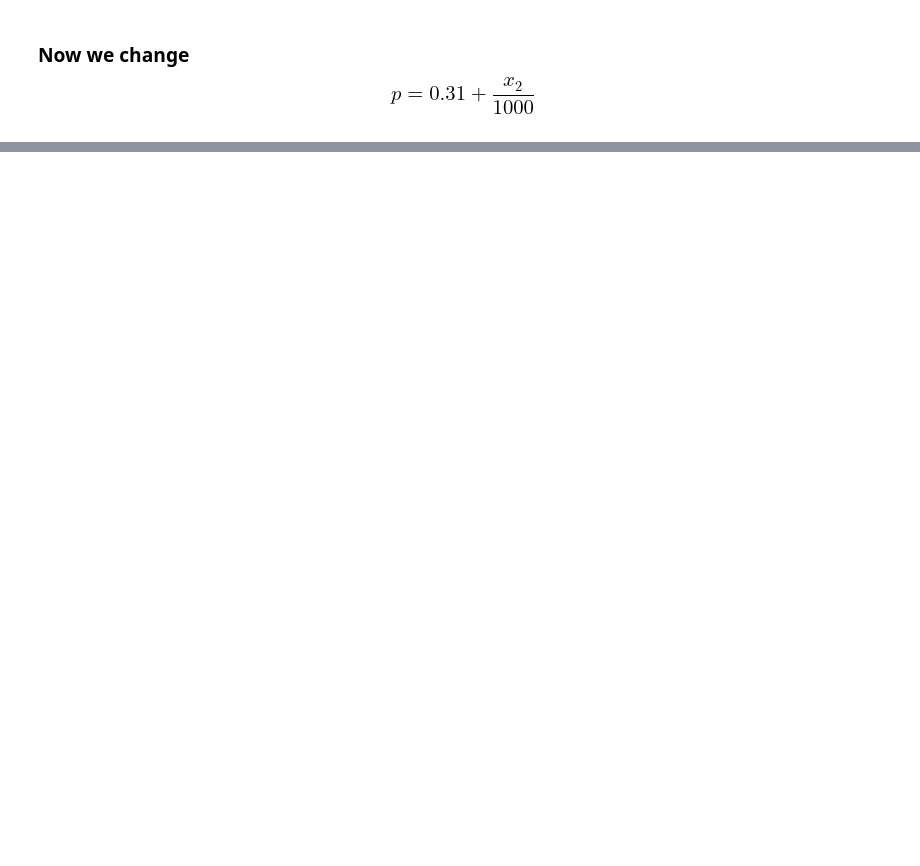
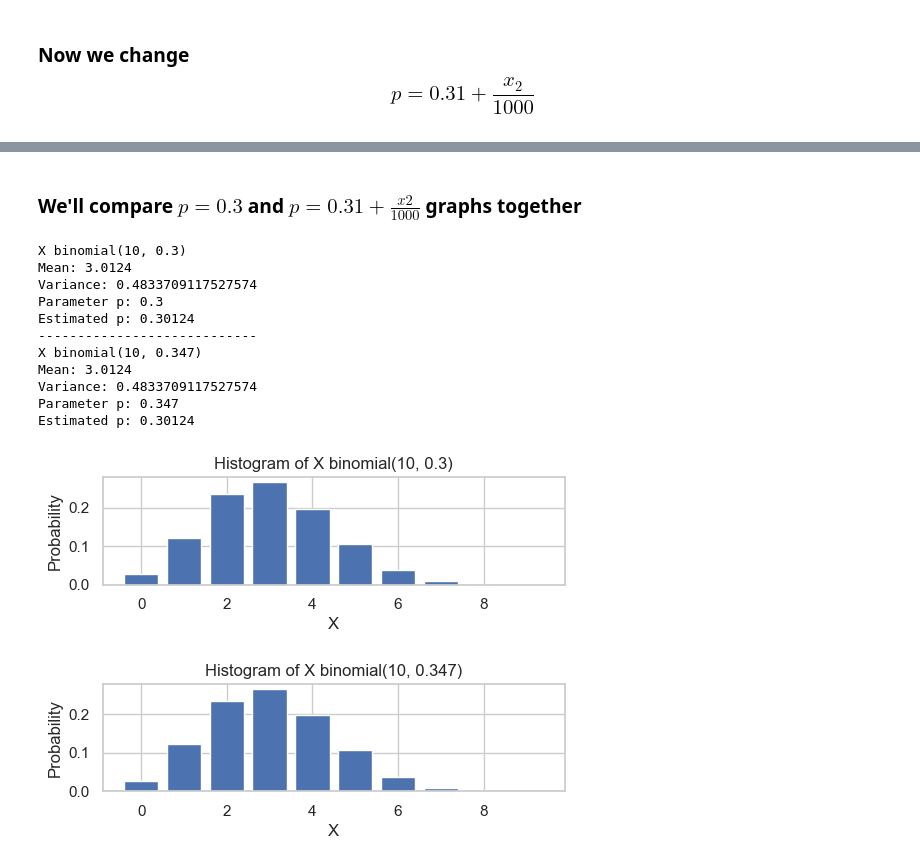
Before and after one commit to TBBdlz/stochastic_project2022, a Jupyter notebook: project.ipynb, the cells around one changed output, grey strips where cells are left out. Cells and saved outputs as stored; diff of their text form; code cells hidden in the pictures; blank space fills up the shorter version.

Commit message:
use seaborn style and plot multiple graphs

```diff
--- a/project.ipynb
+++ b/project.ipynb
@@ -2,9 +2,11 @@
 # import essential libraries
 import scipy as sp
 import scipy.stats as stats
+import seaborn as sns
 import matplotlib.pyplot as plt
 import numpy as np
 from pprint import pprint
+sns.set_theme(style="whitegrid")
 # %%
 METEE_STUDENT_ID = 6_330_401_742
 METAWIN_STUDENT_ID = 6_330_401_734
@@ -87,0 +90,50 @@ Estimated p: 0.34831
+# %% [markdown]
+### We'll compare $p=0.3$ and $p=0.31+\frac{x2}{1000}$ graphs together
+# %%
+n: int = 10_000
+p: float = 0.3
+N: int = 10
+X = stats.binom.rvs(N, p, size=n)
+mean = np.mean(X)
+variance = stats.variation(X)
+pn = mean / N # estimate bernouli parameter p
+# make step plot
+fig, ax = plt.subplots(2)
+fig.tight_layout(pad=4.0)
+ax[0].hist(X, bins=np.arange(0, N + 1) - 0.5, density=True, rwidth=0.8)
+ax[0].set_title(f"Histogram of X binomial({N}, {p})")
+# set x and y labels
+ax[0].set_xlabel("X")
+ax[0].set_ylabel("Probability")
+# print statisticical values
+print(f"X binomial({N}, {p})")
+print(f"Mean: {mean}")
+print(f"Variance: {variance}")
+print(f"Parameter p: {p}")
+print(f"Estimated p: {pn}")
+print("----------------------------")
+p: float = 0.31 + x2 / 1000
+ax[1].hist(X, bins=np.arange(0, N + 1) - 0.5, density=True, rwidth=0.8)
+ax[1].set_title(f"Histogram of X binomial({N}, {p})")
+# set x and y labels
+ax[1].set_xlabel("X")
+ax[1].set_ylabel("Probability")
+# print statisticical values
+print(f"X binomial({N}, {p})")
+print(f"Mean: {mean}")
+print(f"Variance: {variance}")
+print(f"Parameter p: {p}")
+print(f"Estimated p: {pn}")
+# %% [output]
+X binomial(10, 0.3)
+Mean: 3.0124
+Variance: 0.4833709117527574
+Parameter p: 0.3
+Estimated p: 0.30124
+----------------------------
+X binomial(10, 0.347)
+Mean: 3.0124
+Variance: 0.4833709117527574
+Parameter p: 0.347
+Estimated p: 0.30124
+[figure, added]
```
Also changed, not shown: parts of 4 cells of this notebook.
